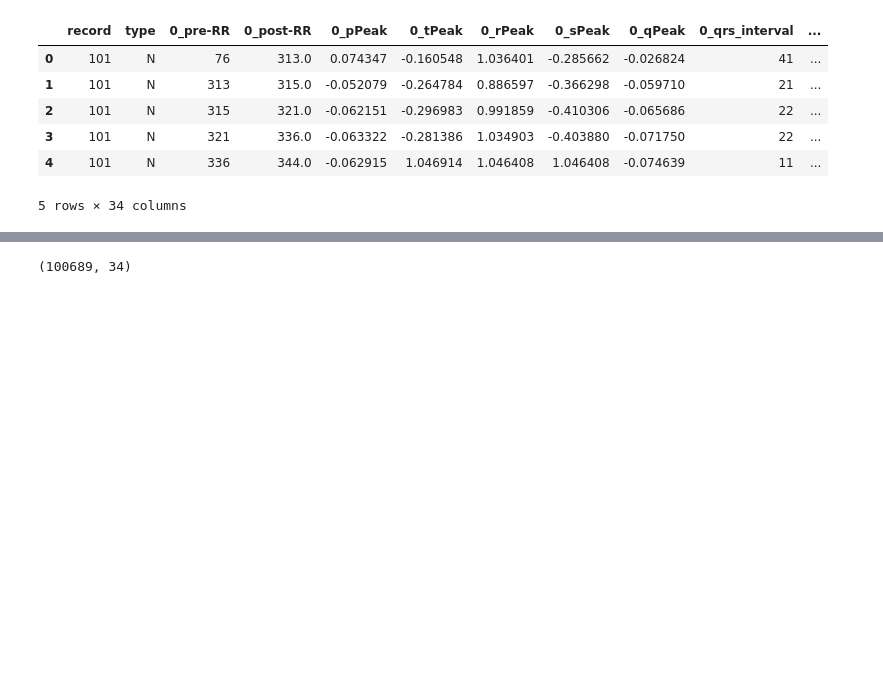
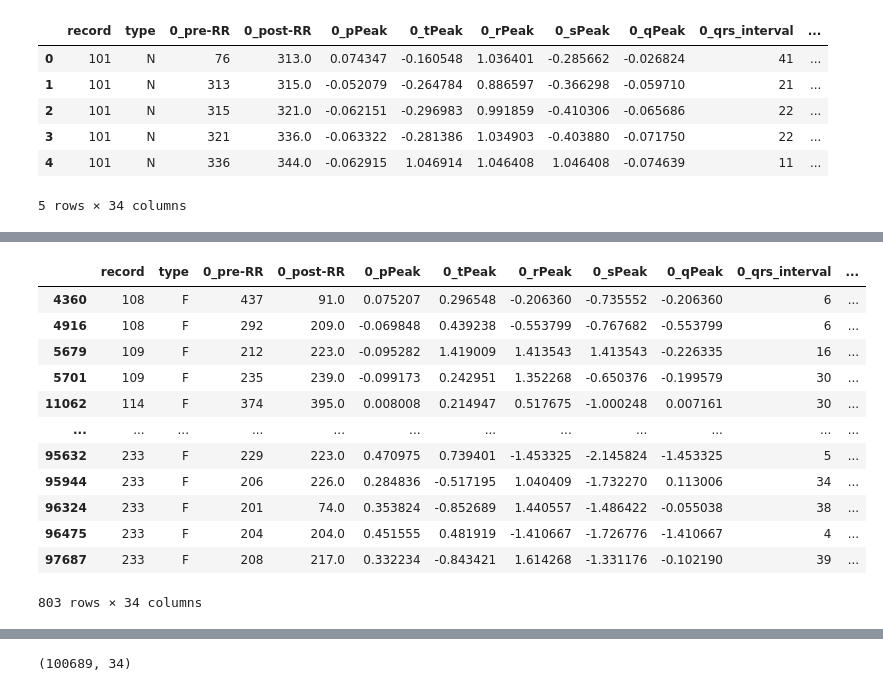
Before and after one commit to subair99/ML_Zoomcamp_2024_Project_Mid, a Jupyter notebook: notebooks/development.ipynb, the cells around one changed output, grey strips where cells are left out. Cells and saved outputs as stored; diff of their text form; code cells hidden in the pictures; blank space fills up the shorter version.

```diff
--- a/notebooks/development.ipynb
+++ b/notebooks/development.ipynb
@@ -42,0 +131,16 @@ de.head()
+# %%
+de[de.type=='F']
+# %% [output]
+|  | record | type | 0_pre-RR | 0_post-RR | 0_pPeak | 0_tPeak | 0_rPeak | 0_sPeak | 0_qPeak | 0_qrs_interval | ... |
+| 4360 | 108 | F | 437 | 91.0 | 0.075207 | 0.296548 | -0.206360 | -0.735552 | -0.206360 | 6 | ... |
+| 4916 | 108 | F | 292 | 209.0 | -0.069848 | 0.439238 | -0.553799 | -0.767682 | -0.553799 | 6 | ... |
+| 5679 | 109 | F | 212 | 223.0 | -0.095282 | 1.419009 | 1.413543 | 1.413543 | -0.226335 | 16 | ... |
+| 5701 | 109 | F | 235 | 239.0 | -0.099173 | 0.242951 | 1.352268 | -0.650376 | -0.199579 | 30 | ... |
+| 11062 | 114 | F | 374 | 395.0 | 0.008008 | 0.214947 | 0.517675 | -1.000248 | 0.007161 | 30 | ... |
+| ... | ... | ... | ... | ... | ... | ... | ... | ... | ... | ... | ... |
+| 95632 | 233 | F | 229 | 223.0 | 0.470975 | 0.739401 | -1.453325 | -2.145824 | -1.453325 | 5 | ... |
+| 95944 | 233 | F | 206 | 226.0 | 0.284836 | -0.517195 | 1.040409 | -1.732270 | 0.113006 | 34 | ... |
+| 96324 | 233 | F | 201 | 74.0 | 0.353824 | -0.852689 | 1.440557 | -1.486422 | -0.055038 | 38 | ... |
+| 96475 | 233 | F | 204 | 204.0 | 0.451555 | 0.481919 | -1.410667 | -1.726776 | -1.410667 | 4 | ... |
+| 97687 | 233 | F | 208 | 217.0 | 0.332234 | -0.843421 | 1.614268 | -1.331176 | -0.102190 | 39 | ... |
+803 rows × 34 columns
```
Also changed, not shown: parts of 16 cells of this notebook, 1 other file.
